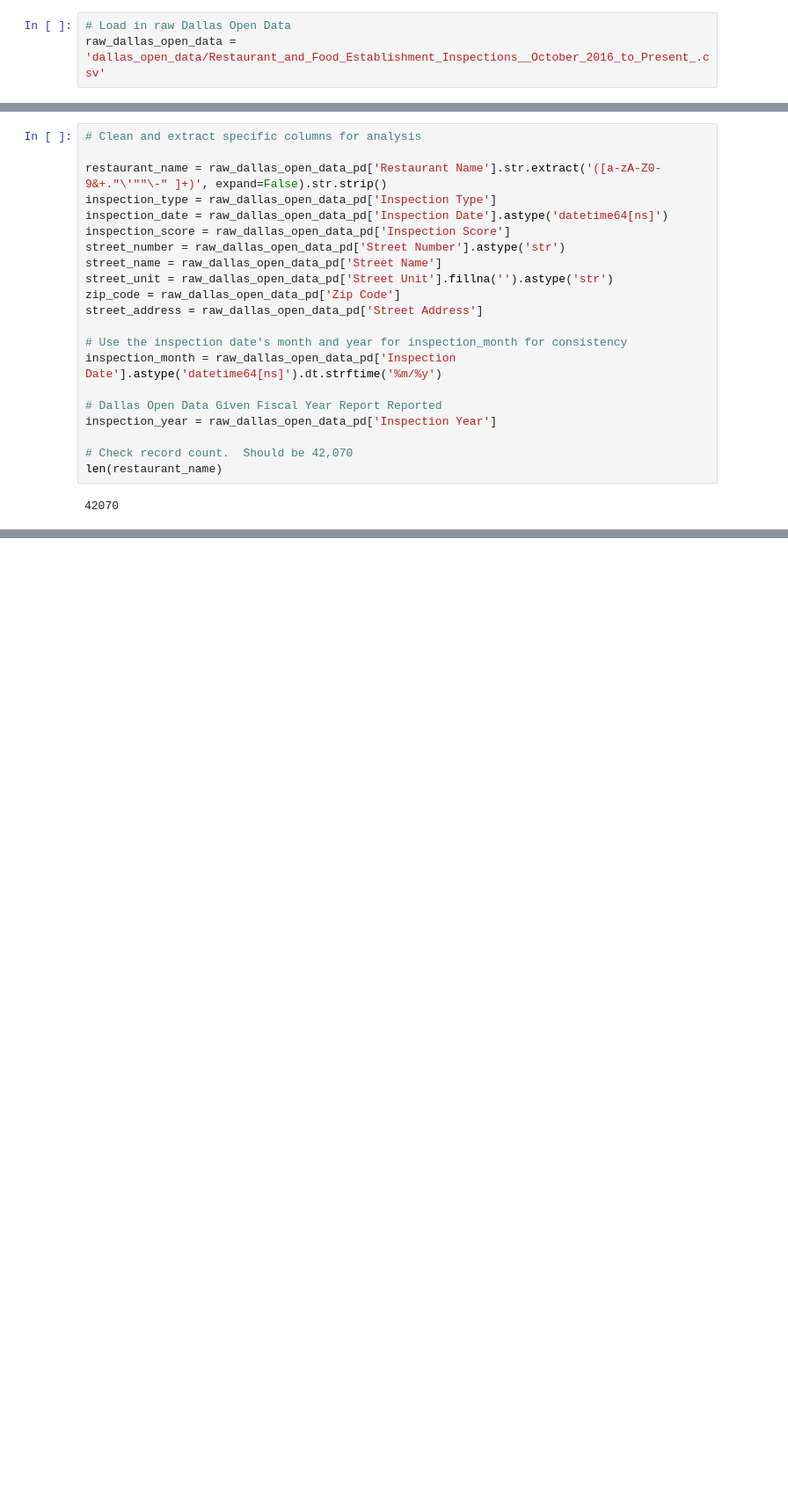
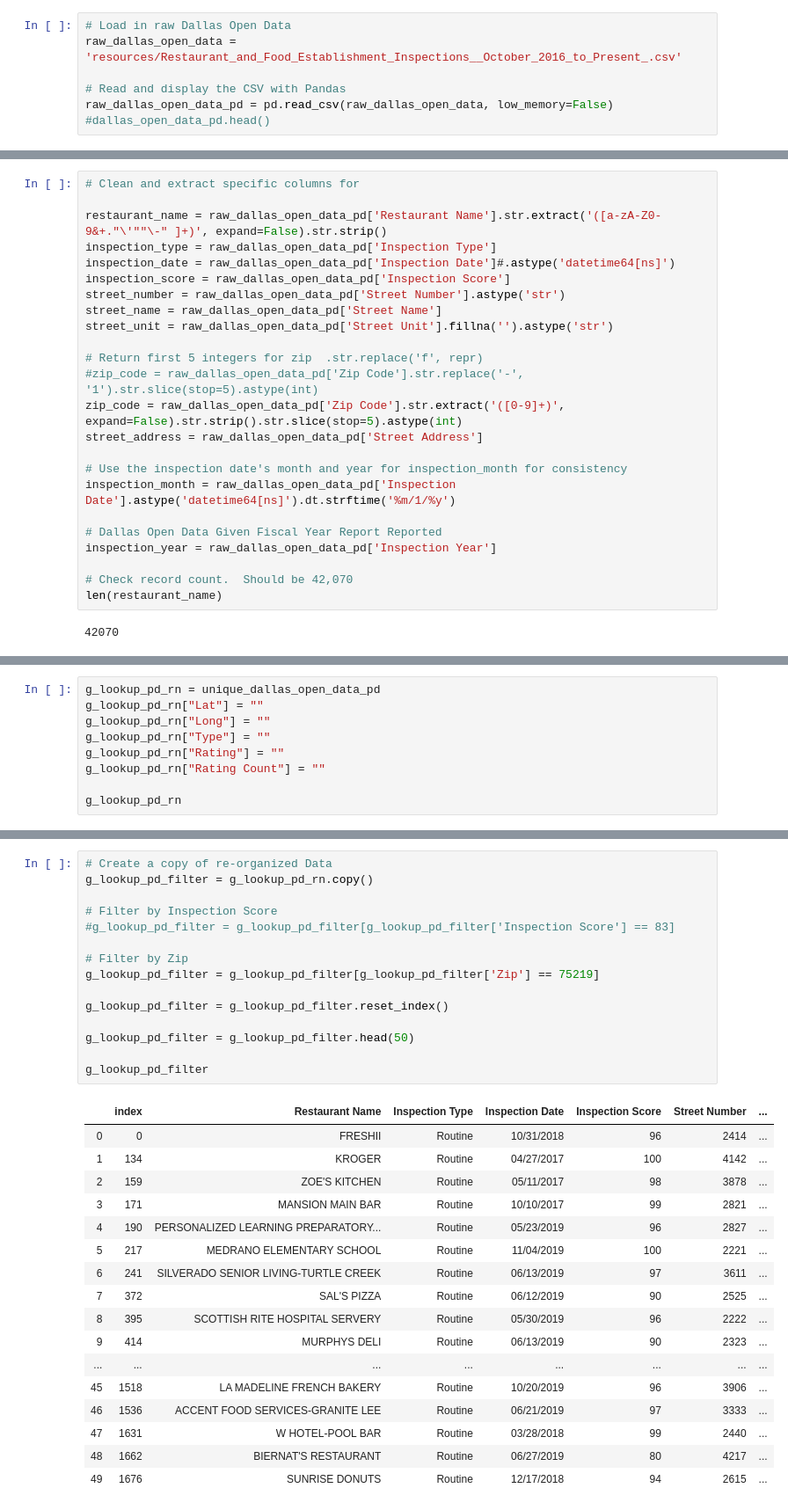
Before and after one commit to kirpatrick/dallas-restaurant-analysis, a Jupyter notebook: dallas_restaurant_analysis.ipynb, the cells around one changed output, grey strips where cells are left out. Shown at 88% size. Cells and saved outputs as stored; diff of their text form; blank space fills up the shorter version.

Commit message:
DoD; Google Lat-Lon, Type, Rating, Rating Count merged

```diff
--- a/dallas_restaurant_analysis.ipynb
+++ b/dallas_restaurant_analysis.ipynb
@@ -5,3 +51,7 @@ import csv
 # %%
 # Load in raw Dallas Open Data
-raw_dallas_open_data = 'dallas_open_data/Restaurant_and_Food_Establishment_Inspections__October_2016_to_Present_.csv'
+raw_dallas_open_data = 'resources/Restaurant_and_Food_Establishment_Inspections__October_2016_to_Present_.csv'
+
+# Read and display the CSV with Pandas
+raw_dallas_open_data_pd = pd.read_csv(raw_dallas_open_data, low_memory=False)
+#dallas_open_data_pd.head()
@@ -12,18 +58,21 @@ raw_dallas_open_data_pd = pd.read_csv(raw_dallas_open_data, low_memory=False)
 # %%
-# Clean and extract specific columns for analysis
+# Clean and extract specific columns for
 
 restaurant_name = raw_dallas_open_data_pd['Restaurant Name'].str.extract('([a-zA-Z0-9&+."\'""\-" ]+)', expand=False).str.strip()
 inspection_type = raw_dallas_open_data_pd['Inspection Type']
-inspection_date = raw_dallas_open_data_pd['Inspection Date'].astype('datetime64[ns]')
+inspection_date = raw_dallas_open_data_pd['Inspection Date']#.astype('datetime64[ns]')
 inspection_score = raw_dallas_open_data_pd['Inspection Score']
 street_number = raw_dallas_open_data_pd['Street Number'].astype('str')
 street_name = raw_dallas_open_data_pd['Street Name']
 street_unit = raw_dallas_open_data_pd['Street Unit'].fillna('').astype('str')
-zip_code = raw_dallas_open_data_pd['Zip Code']
+
+# Return first 5 integers for zip  .str.replace('f', repr)
+#zip_code = raw_dallas_open_data_pd['Zip Code'].str.replace('-', '1').str.slice(stop=5).astype(int)
+zip_code = raw_dallas_open_data_pd['Zip Code'].str.extract('([0-9]+)', expand=False).str.strip().str.slice(stop=5).astype(int)
 street_address = raw_dallas_open_data_pd['Street Address']
 
 # Use the inspection date's month and year for inspection_month for consistency
-inspection_month = raw_dallas_open_data_pd['Inspection Date'].astype('datetime64[ns]').dt.strftime('%m/%y')
+inspection_month = raw_dallas_open_data_pd['Inspection Date'].astype('datetime64[ns]').dt.strftime('%m/1/%y')
 
 # Dallas Open Data Given Fiscal Year Report Reported
 inspection_year = raw_dallas_open_data_pd['Inspection Year']
@@ -75,0 +154,9 @@ unique_dallas_open_data_pd.to_csv(unique_dallas_open_data_output, sep=',', encod
+# %%
+g_lookup_pd_rn = unique_dallas_open_data_pd
+g_lookup_pd_rn["Lat"] = ""
+g_lookup_pd_rn["Long"] = ""
+g_lookup_pd_rn["Type"] = ""
+g_lookup_pd_rn["Rating"] = ""
+g_lookup_pd_rn["Rating Count"] = ""
+
+g_lookup_pd_rn
@@ -75,0 +177,33 @@ unique_dallas_open_data_pd.to_csv(unique_dallas_open_data_output, sep=',', encod
+# %%
+# Create a copy of re-organized Data
+g_lookup_pd_filter = g_lookup_pd_rn.copy()
+
+# Filter by Inspection Score
+#g_lookup_pd_filter = g_lookup_pd_filter[g_lookup_pd_filter['Inspection Score'] == 83]
+
+# Filter by Zip
+g_lookup_pd_filter = g_lookup_pd_filter[g_lookup_pd_filter['Zip'] == 75219]
+
+g_lookup_pd_filter = g_lookup_pd_filter.reset_index()
+
+g_lookup_pd_filter = g_lookup_pd_filter.head(50)
+
+g_lookup_pd_filter
+# %% [output]
+|  | index | Restaurant Name | Inspection Type | Inspection Date | Inspection Score | Street Number | ... |
+| 0 | 0 | FRESHII | Routine | 10/31/2018 | 96 | 2414 | ... |
+| 1 | 134 | KROGER | Routine | 04/27/2017 | 100 | 4142 | ... |
+| 2 | 159 | ZOE'S KITCHEN | Routine | 05/11/2017 | 98 | 3878 | ... |
+| 3 | 171 | MANSION MAIN BAR | Routine | 10/10/2017 | 99 | 2821 | ... |
+| 4 | 190 | PERSONALIZED LEARNING PREPARATORY... | Routine | 05/23/2019 | 96 | 2827 | ... |
+| 5 | 217 | MEDRANO ELEMENTARY SCHOOL | Routine | 11/04/2019 | 100 | 2221 | ... |
+| 6 | 241 | SILVERADO SENIOR LIVING-TURTLE CREEK | Routine | 06/13/2019 | 97 | 3611 | ... |
+| 7 | 372 | SAL'S PIZZA | Routine | 06/12/2019 | 90 | 2525 | ... |
+| 8 | 395 | SCOTTISH RITE HOSPITAL SERVERY | Routine | 05/30/2019 | 96 | 2222 | ... |
+| 9 | 414 | MURPHYS DELI | Routine | 06/13/2019 | 90 | 2323 | ... |
+| ... | ... | ... | ... | ... | ... | ... | ... |
+| 45 | 1518 | LA MADELINE FRENCH BAKERY | Routine | 10/20/2019 | 96 | 3906 | ... |
+| 46 | 1536 | ACCENT FOOD SERVICES-GRANITE LEE | Routine | 06/21/2019 | 97 | 3333 | ... |
+| 47 | 1631 | W HOTEL-POOL BAR | Routine | 03/28/2018 | 99 | 2440 | ... |
+| 48 | 1662 | BIERNAT'S RESTAURANT | Routine | 06/27/2019 | 80 | 4217 | ... |
+| 49 | 1676 | SUNRISE DONUTS | Routine | 12/17/2018 | 94 | 2615 | ... |
```
Also changed, not shown: parts of 14 cells of this notebook, 2 other files.
